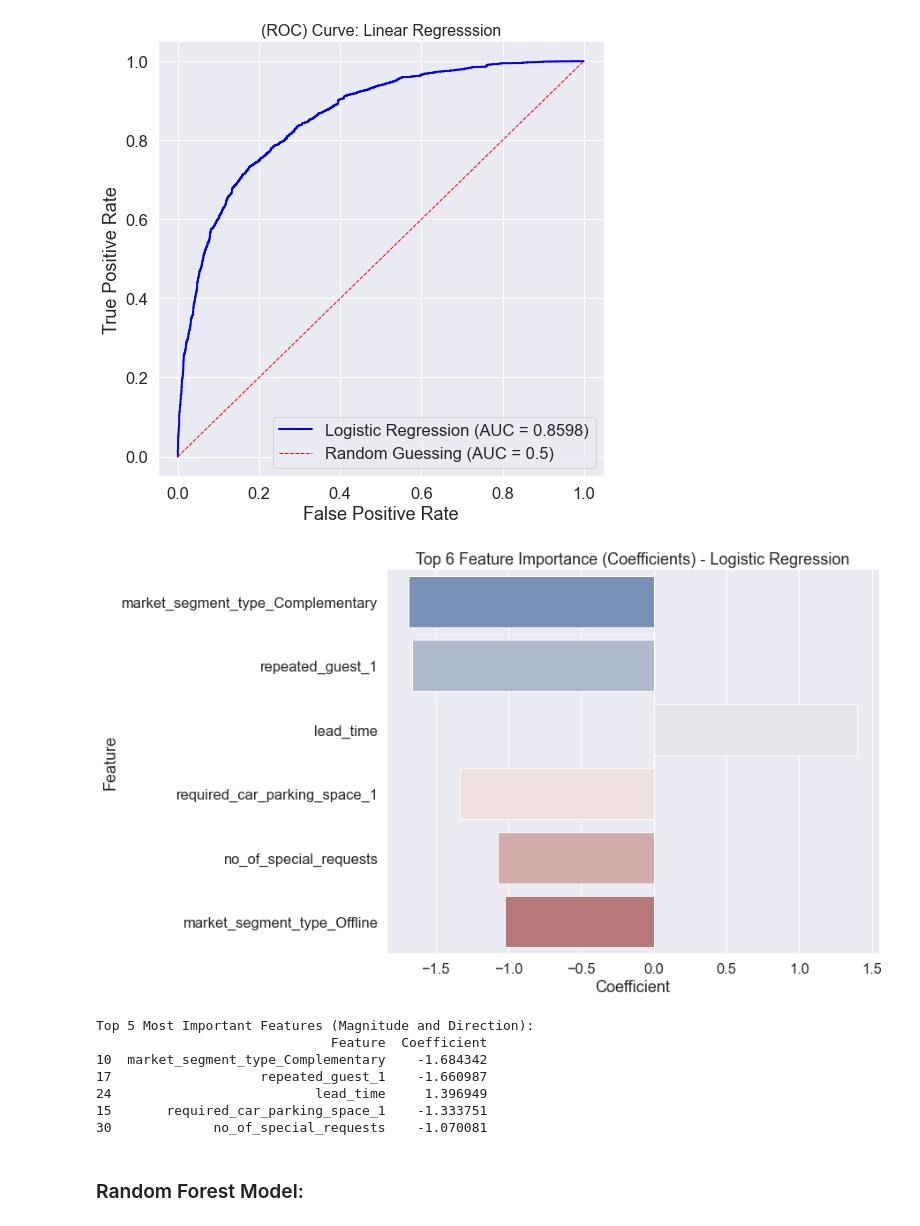
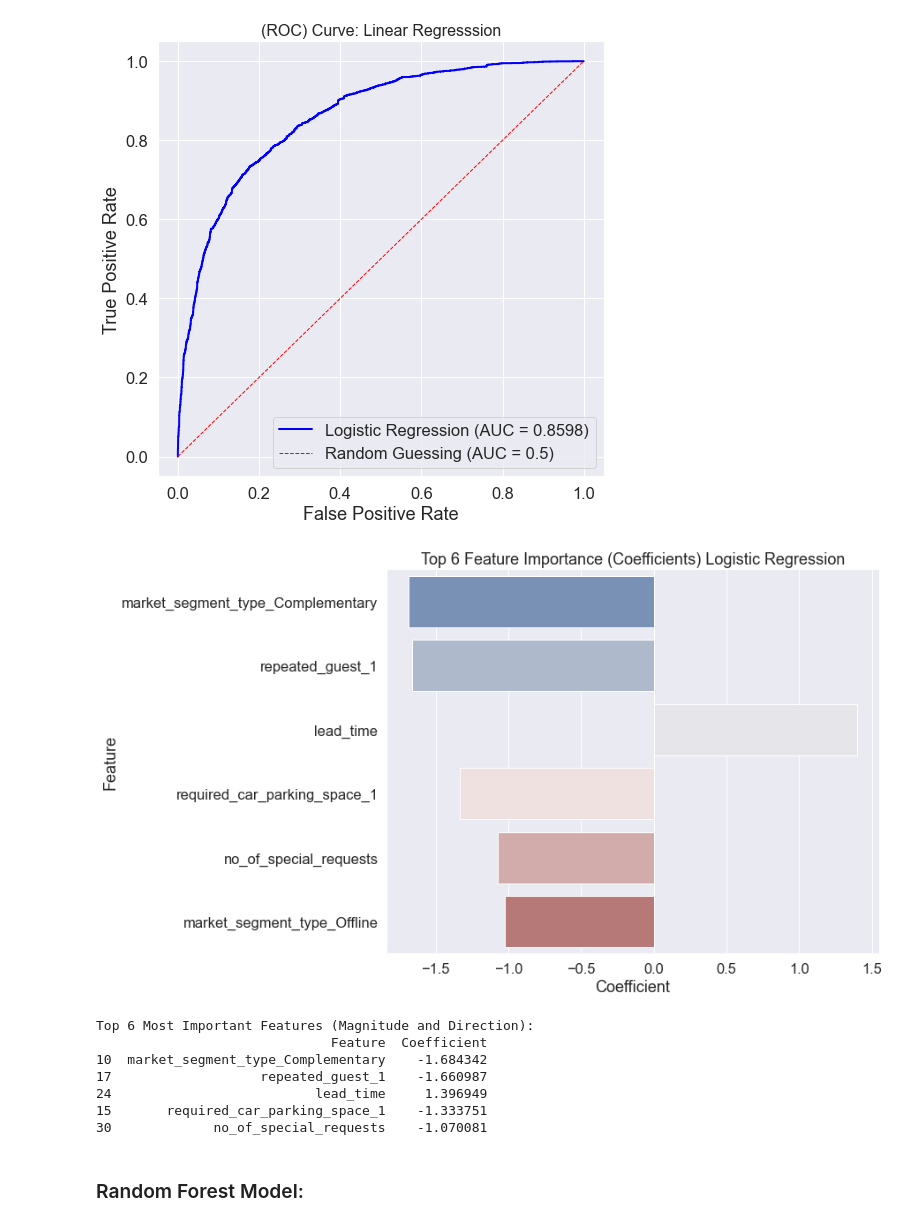
Before and after one commit to morgannash1/hotel_reservations, a Jupyter notebook: notebook.ipynb, the cells around one changed output. Drawn from its saved outputs; the diff is of its cells as text; code cells hidden in the pictures.

```diff
--- a/notebook.ipynb
+++ b/notebook.ipynb
@@ -617,47 +634,47 @@ plt.show();
 # %% [output]
 [figure]
 # %%
-# 1. Access the trained Logistic Regression model from the pipeline
+#save trained Logistic Regression model from the pipeline to lr_model_fitted
 lr_model_fitted = pipeline_logreg['classifier']
 
-# 2. Get the feature names from the ColumnTransformer
-# Get the names of the ONE-HOT ENCODED features
-ohe_feature_names = pipeline_logreg['preprocessor'].named_transformers_['cat'].get_feature_names(
-    cat_features # Reuses your existing categorical_features list
-)
-# Get the names of the PASSTHROUGH (numerical) features
+#get the feature names from the ColumnTransformer:
+
+#one hot encoded features
+ohe_feature_names = pipeline_logreg['preprocessor'].named_transformers_['cat'].get_feature_names(cat_features)
+
+#numerical features
 numerical_features = list(X_train.drop(columns=cat_features).columns)
 
-# Combine the names in the order they appear in the processed array
+#combine the feature names
 feature_names = np.concatenate([ohe_feature_names, numerical_features])
 
-# 3. Create a DataFrame for coefficients
+#create a DataFrame for the coefficients
 coefficient_df = pd.DataFrame({
     'Feature': feature_names,
     'Coefficient': lr_model_fitted.coef_[0] # Use [0] as it's a 2D array for binary classification
 })
 
-# Sort by the absolute magnitude of the coefficient
+#sort by the absolute magnitude of the coefficient
 coefficient_df['Magnitude'] = coefficient_df['Coefficient'].abs()
 coefficient_df = coefficient_df.sort_values(by='Magnitude', ascending=False)
 
-# 4. Plot the top features
+#plot the top 6 features
 top_n = 6
 plt.figure(figsize=(10, 8))
 sns.barplot(
     x='Coefficient',
     y='Feature',
     data=coefficient_df.head(top_n),
-    palette='vlag' # Good for showing positive/negative values
-)
-plt.title(f'Top {top_n} Feature Importance (Coefficients) - Logistic Regression')
-plt.show()
+    palette='vlag')
+plt.title(f'Top 6 Feature Importance (Coefficients) Logistic Regression')
+plt.savefig('images/top_features_logreg.jpg')
+plt.show();
 
-print("\nTop 5 Most Important Features (Magnitude and Direction):")
+print("\nTop 6 Most Important Features (Magnitude and Direction):")
 print(coefficient_df[['Feature', 'Coefficient']].head())
 # %% [output]
-[figure, old version]
+[figure, new version]
-Top 5 Most Important Features (Magnitude and Direction):
+Top 6 Most Important Features (Magnitude and Direction):
                               Feature  Coefficient
 10  market_segment_type_Complementary    -1.684342
 17                   repeated_guest_1    -1.660987
```
Also changed, not shown: parts of 13 cells of this notebook, 1 other file.
